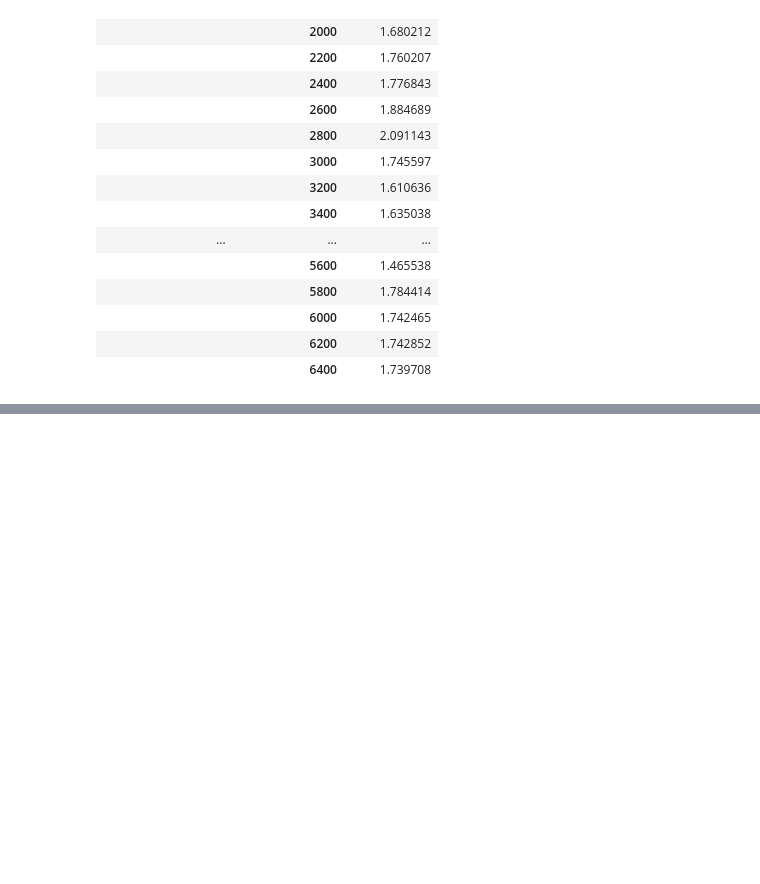
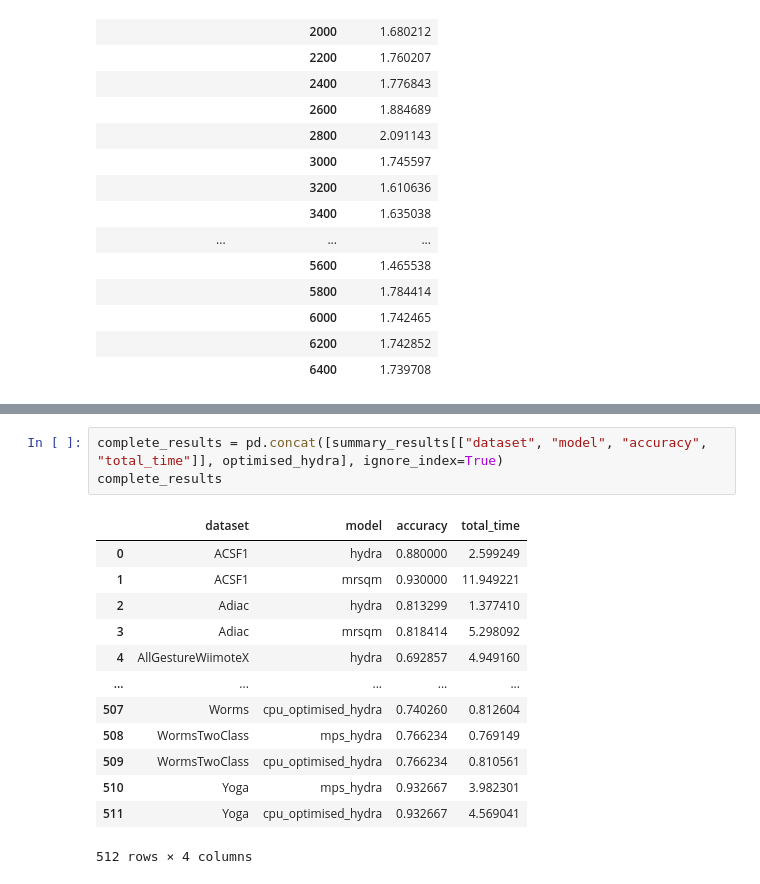
Before and after one commit to philiplynch01/ts_assignment, a Jupyter notebook: experiments/results/eda/optimal_seq_length.ipynb, the cells around one changed output, grey strips where cells are left out. Cells and saved outputs as stored; diff of their text form; blank space fills up the shorter version.

```diff
--- a/experiments/results/eda/optimal_seq_length.ipynb
+++ b/experiments/results/eda/optimal_seq_length.ipynb
@@ -134,0 +238,17 @@ plt.show()
+# %%
+complete_results = pd.concat([summary_results[["dataset", "model", "accuracy", "total_time"]], optimised_hydra], ignore_index=True)
+complete_results
+# %% [output]
+|  | dataset | model | accuracy | total_time |
+| 0 | ACSF1 | hydra | 0.880000 | 2.599249 |
+| 1 | ACSF1 | mrsqm | 0.930000 | 11.949221 |
+| 2 | Adiac | hydra | 0.813299 | 1.377410 |
+| 3 | Adiac | mrsqm | 0.818414 | 5.298092 |
+| 4 | AllGestureWiimoteX | hydra | 0.692857 | 4.949160 |
+| ... | ... | ... | ... | ... |
+| 507 | Worms | cpu_optimised_hydra | 0.740260 | 0.812604 |
+| 508 | WormsTwoClass | mps_hydra | 0.766234 | 0.769149 |
+| 509 | WormsTwoClass | cpu_optimised_hydra | 0.766234 | 0.810561 |
+| 510 | Yoga | mps_hydra | 0.932667 | 3.982301 |
+| 511 | Yoga | cpu_optimised_hydra | 0.932667 | 4.569041 |
+512 rows × 4 columns
```
Also changed, not shown: parts of 8 cells of this notebook, 8 other files.
